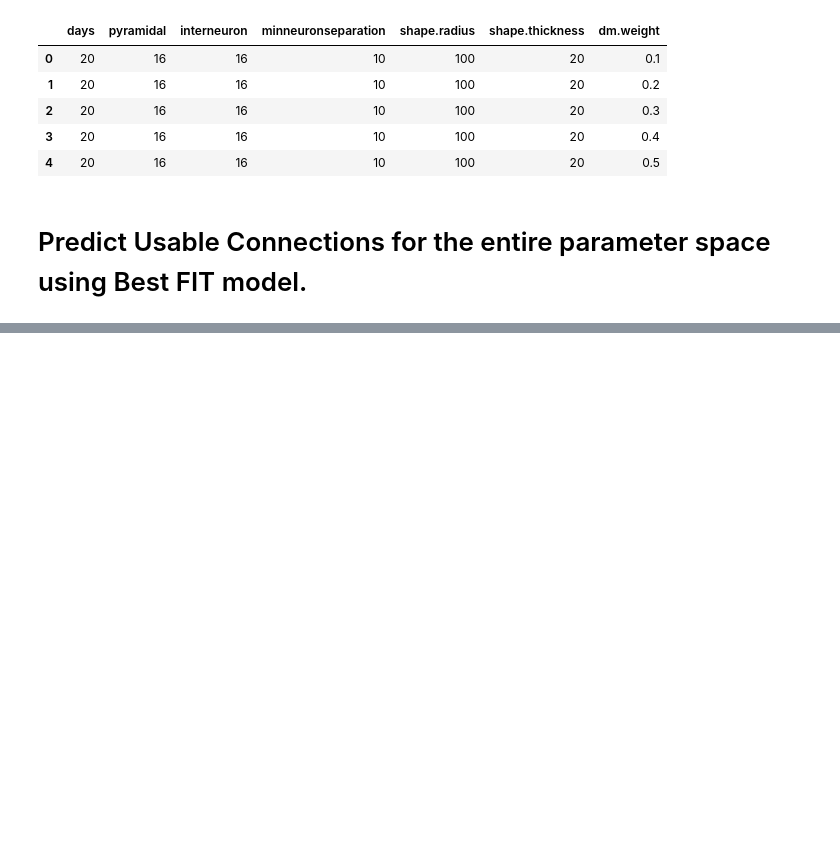
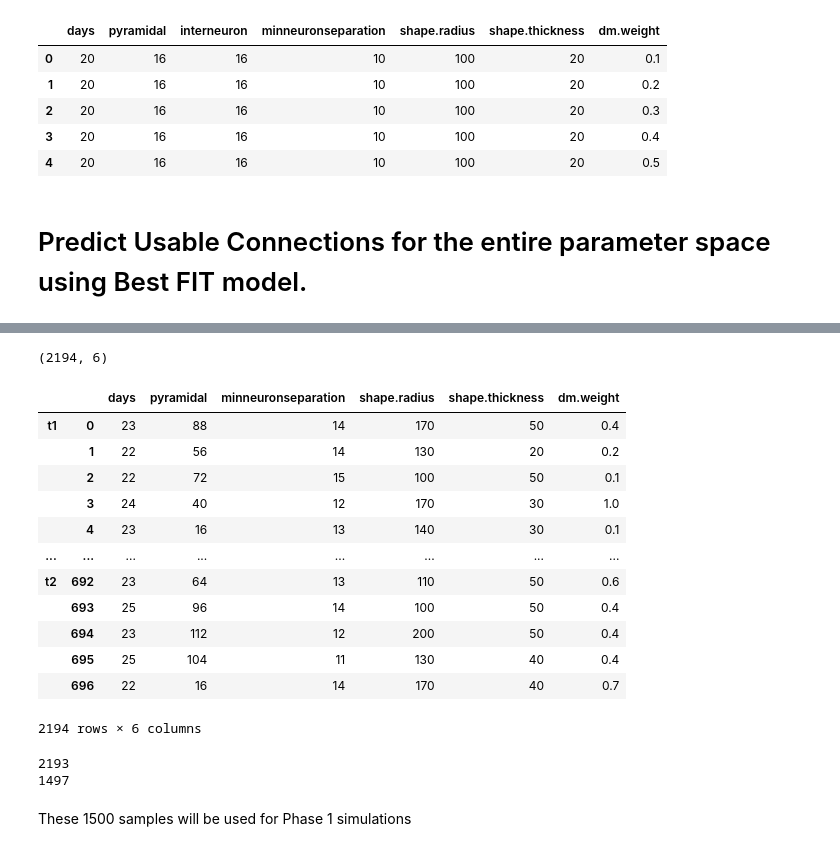
Before and after one commit to carboncopies/BrainEmulationChallenge, a Jupyter notebook: src/models/autoassociative/NetmorphParOptim/Phase1_Optim.ipynb, the cells around one changed output, grey strips where cells are left out. Saved outputs shown, nothing was run; the diff lists cells and outputs as text; code cells hidden in the pictures; blank space fills up the shorter version.

```diff
--- a/src/models/autoassociative/NetmorphParOptim/Phase1_Optim.ipynb
+++ b/src/models/autoassociative/NetmorphParOptim/Phase1_Optim.ipynb
@@ -557,0 +737,6 @@ pred_grid.head()
+# %%
+Selected_Samples1 = sample1.iloc[ random.sample(range(int(sample1.shape[0])+1),400),:]
+Selected_Samples2 = sample2.iloc[ random.sample(range(int(sample2.shape[0])+1),400),:]
+Selected_Samples3 = sample3.iloc[ random.sample(range(int(sample3.shape[0])+1),400),:]
+Selected_Samples4 = sample4.iloc[ random.sample(range(int(sample4.shape[0])+1),150),:]
+Selected_Samples5 = sample5.iloc[ random.sample(range(int(sample5.shape[0])+1),150),:]
@@ -557,0 +759,5 @@ pred_grid.head()
+# %%
+df1 = pd.concat([Selected_Samples1, Selected_Samples2, Selected_Samples3, Selected_Samples4, Selected_Samples5], axis = 0)
+df1.drop_duplicates(keep='first', inplace=True)
+df1.reset_index(drop=True, inplace=True)
+print(df1.shape[0])
@@ -557,0 +777,11 @@ pred_grid.head()
+# %%
+cols2 = ['days',
+        'pyramidal',
+        'minneuronseparation',
+        'shape.radius',
+        'shape.thickness',
+        'dm.weight'
+        ]
+# %%
+df2 = df[cols2]
+print(df2.shape)
@@ -557,0 +806,31 @@ pred_grid.head()
+# %%
+P1_selected_samples = pd.concat([df1, df2], keys=['t1','t2'])
+print(P1_selected_samples.shape)
+P1_selected_samples
+# %% [output]
+(2194, 6)
+|  |  | days | pyramidal | minneuronseparation | shape.radius | shape.thickness | dm.weight |
+| t1 | 0 | 23 | 88 | 14 | 170 | 50 | 0.4 |
+|  | 1 | 22 | 56 | 14 | 130 | 20 | 0.2 |
+|  | 2 | 22 | 72 | 15 | 100 | 50 | 0.1 |
+|  | 3 | 24 | 40 | 12 | 170 | 30 | 1.0 |
+|  | 4 | 23 | 16 | 13 | 140 | 30 | 0.1 |
+| ... | ... | ... | ... | ... | ... | ... | ... |
+| t2 | 692 | 23 | 64 | 13 | 110 | 50 | 0.6 |
+|  | 693 | 25 | 96 | 14 | 100 | 50 | 0.4 |
+|  | 694 | 23 | 112 | 12 | 200 | 50 | 0.4 |
+|  | 695 | 25 | 104 | 11 | 130 | 40 | 0.4 |
+|  | 696 | 22 | 16 | 14 | 170 | 40 | 0.7 |
+2194 rows × 6 columns
+# %%
+P1_selected_samples.drop_duplicates(inplace=True)      # Drop duplicates between the newly selected samples and the 700 samples from Phase0.
+print(P1_selected_samples.shape[0])
+
+P1_selected_samples.drop('t2', inplace=True)    # Drop the rest of the 700 samples from Phase0.
+P1_selected_samples.reset_index(drop=True, inplace=True)
+print(P1_selected_samples.shape[0])
+# %% [output]
+2193
+1497
+# %% [markdown]
+These 1500 samples will be used for Phase 1 simulations
```
Also changed, not shown: parts of 62 cells of this notebook.
